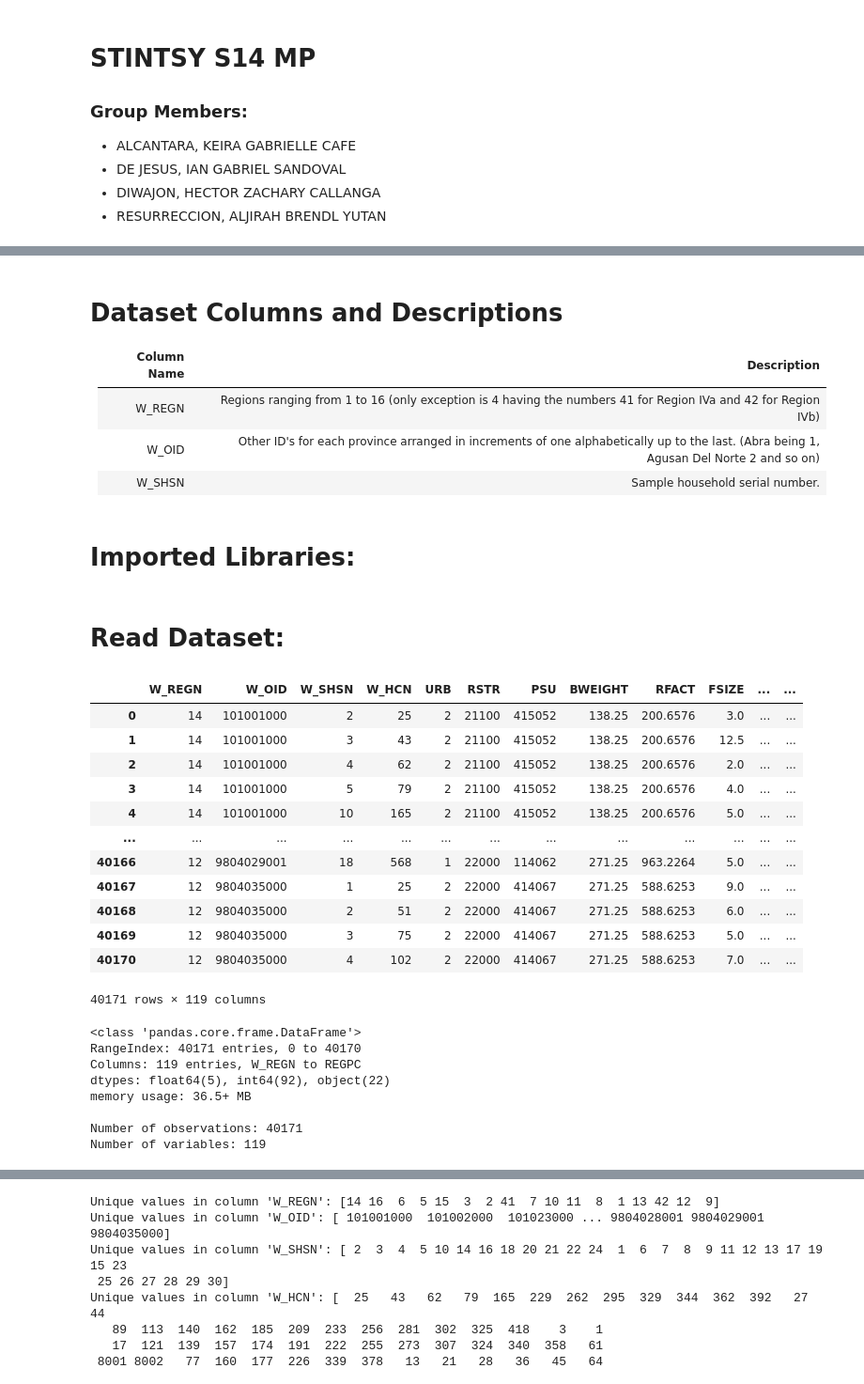
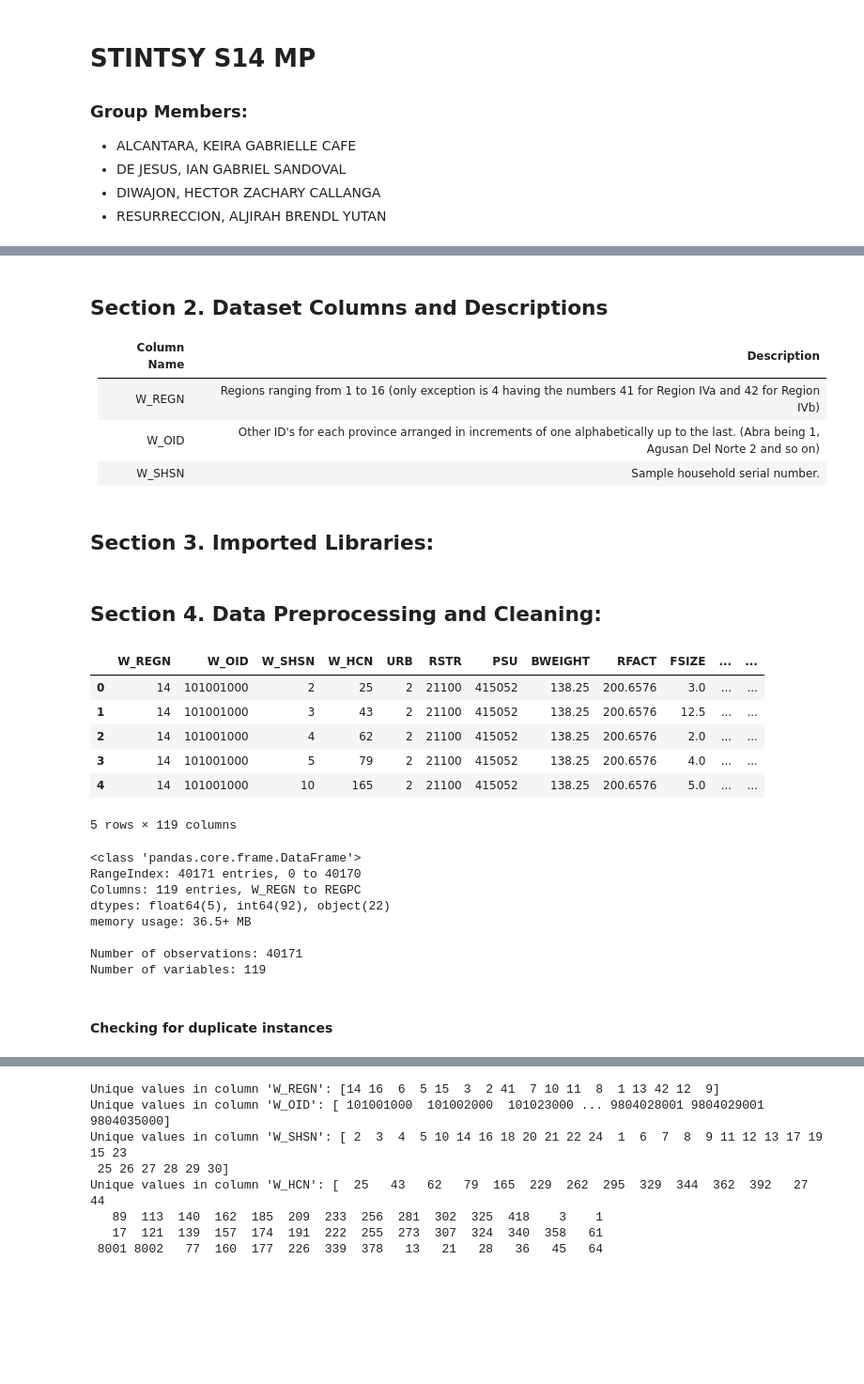
Before and after one commit to SmeaGL/STINTSY_MP, a Jupyter notebook: MP/STINTSY_Project_S14.ipynb, the cells around one changed output, grey strips where cells are left out. Shown at 94% size. Cells and saved outputs as stored; diff of their text form; code cells hidden in the pictures; blank space fills up the shorter version.

Commit message:
Finished Section 4

```diff
--- a/MP/STINTSY_Project_S14.ipynb
+++ b/MP/STINTSY_Project_S14.ipynb
@@ -11,5 +11,5 @@
 # %% [markdown]
-# Dataset Columns and Descriptions
+## **Section 2. Dataset Columns and Descriptions**
 
 | Column Name        | Description                                                  |
 |--------------------|--------------------------------------------------------------|
@@ -17,7 +17,7 @@
 | W_OID              | Other ID's for each province arranged in increments of one alphabetically up to the last. (Abra being 1, Agusan Del Norte 2 and so on)|
 | W_SHSN             | Sample household serial number. |
 # %% [markdown]
-# Imported Libraries:
+## **Section 3. Imported Libraries:**
 # %%
 import numpy as np
 import pandas as pd
@@ -24,23 +25,17 @@ import pandas as pd
 import matplotlib.pyplot as plt
-# %% [markdown]
-# Read Dataset:
+# %% [markdown]
+## **Section 4. Data Preprocessing and Cleaning:**
 # %%
 ds_income_df = pd.read_csv("FIES PUF 2012 Vol.1.CSV")
-ds_income_df
+ds_income_df.head()
 # %% [output]
 |  | W_REGN | W_OID | W_SHSN | W_HCN | URB | RSTR | PSU | BWEIGHT | RFACT | FSIZE | ... | ... |
 | 0 | 14 | 101001000 | 2 | 25 | 2 | 21100 | 415052 | 138.25 | 200.6576 | 3.0 | ... | ... |
 | 1 | 14 | 101001000 | 3 | 43 | 2 | 21100 | 415052 | 138.25 | 200.6576 | 12.5 | ... | ... |
 | 2 | 14 | 101001000 | 4 | 62 | 2 | 21100 | 415052 | 138.25 | 200.6576 | 2.0 | ... | ... |
 | 3 | 14 | 101001000 | 5 | 79 | 2 | 21100 | 415052 | 138.25 | 200.6576 | 4.0 | ... | ... |
 | 4 | 14 | 101001000 | 10 | 165 | 2 | 21100 | 415052 | 138.25 | 200.6576 | 5.0 | ... | ... |
-| ... | ... | ... | ... | ... | ... | ... | ... | ... | ... | ... | ... | ... |
-| 40166 | 12 | 9804029001 | 18 | 568 | 1 | 22000 | 114062 | 271.25 | 963.2264 | 5.0 | ... | ... |
-| 40167 | 12 | 9804035000 | 1 | 25 | 2 | 22000 | 414067 | 271.25 | 588.6253 | 9.0 | ... | ... |
-| 40168 | 12 | 9804035000 | 2 | 51 | 2 | 22000 | 414067 | 271.25 | 588.6253 | 6.0 | ... | ... |
-| 40169 | 12 | 9804035000 | 3 | 75 | 2 | 22000 | 414067 | 271.25 | 588.6253 | 5.0 | ... | ... |
-| 40170 | 12 | 9804035000 | 4 | 102 | 2 | 22000 | 414067 | 271.25 | 588.6253 | 7.0 | ... | ... |
-40171 rows × 119 columns
+5 rows × 119 columns
 # %%
 ds_income_df.info()
 
@@ -56,3 +51,5 @@ memory usage: 36.5+ MB
 
 Number of observations: 40171
 Number of variables: 119
+# %% [markdown]
+#### **Checking for duplicate instances**
```
Also changed, not shown: parts of 26 cells of this notebook.
